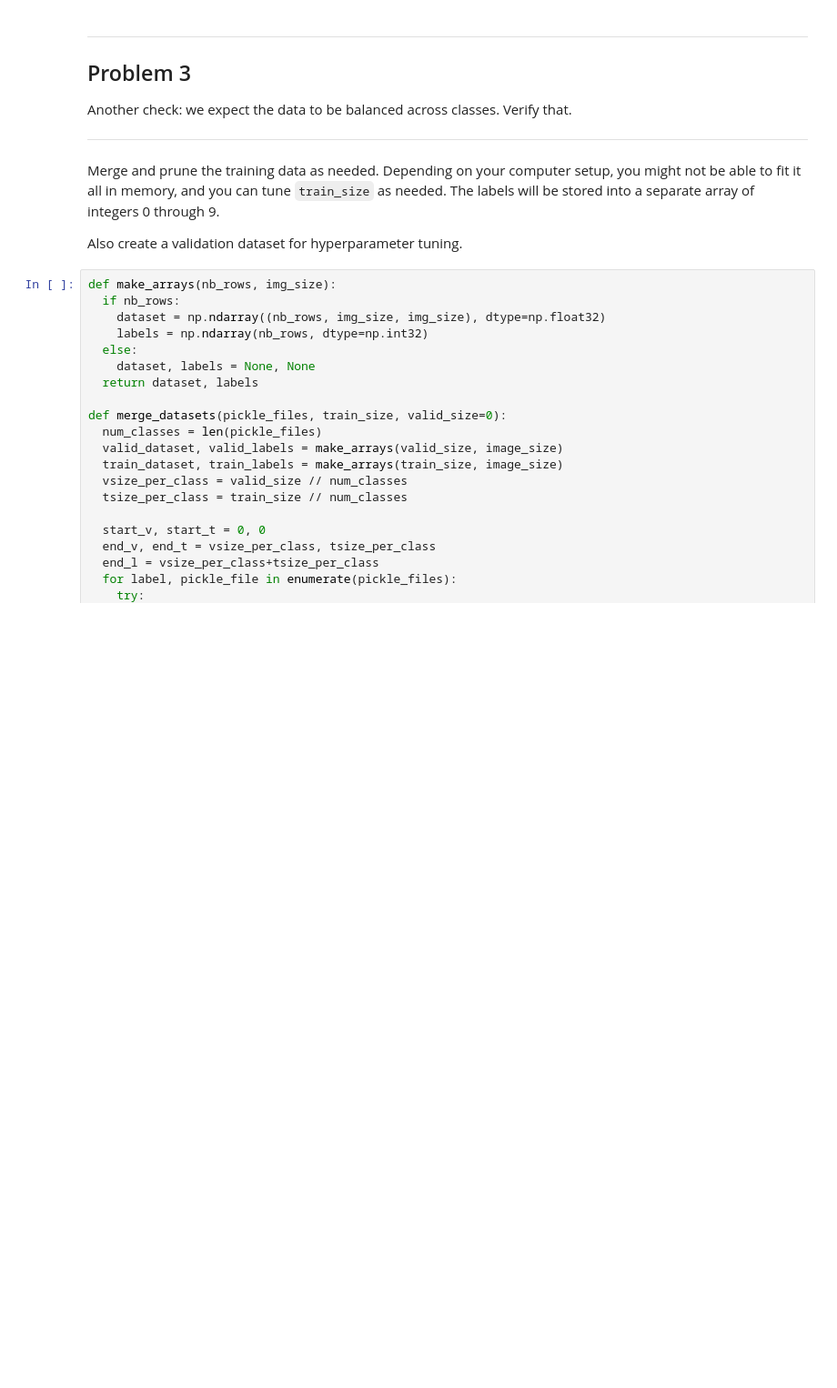
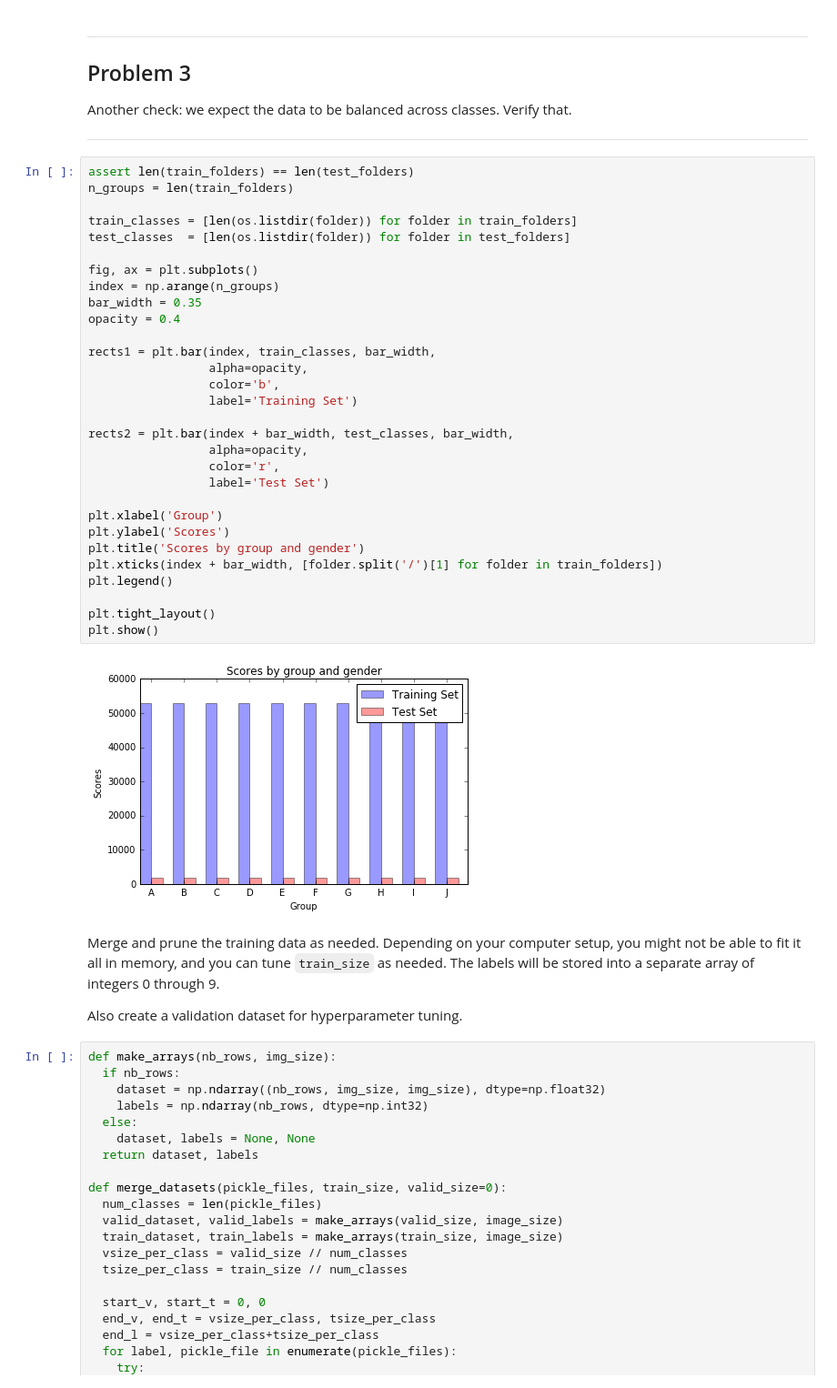
Before and after one commit to allanbreyes/deep-learning, a Jupyter notebook: 1_notmnist.ipynb, the cells around one changed output. Shown at 91% size. Saved outputs shown, nothing was run; the diff lists cells and outputs as text; blank space fills up the shorter version.

```diff
--- a/1_notmnist.ipynb
+++ b/1_notmnist.ipynb
@@ -203,6 +272,38 @@ Problem 3
 Another check: we expect the data to be balanced across classes. Verify that.
 
 ---
+# %%
+assert len(train_folders) == len(test_folders)
+n_groups = len(train_folders)
+
+train_classes = [len(os.listdir(folder)) for folder in train_folders]
+test_classes  = [len(os.listdir(folder)) for folder in test_folders]
+
+fig, ax = plt.subplots()
+index = np.arange(n_groups)
+bar_width = 0.35
+opacity = 0.4
+
+rects1 = plt.bar(index, train_classes, bar_width,
+                 alpha=opacity,
+                 color='b',
+                 label='Training Set')
+
+rects2 = plt.bar(index + bar_width, test_classes, bar_width,
+                 alpha=opacity,
+                 color='r',
+                 label='Test Set')
+
+plt.xlabel('Group')
+plt.ylabel('Scores')
+plt.title('Scores by group and gender')
+plt.xticks(index + bar_width, [folder.split('/')[1] for folder in train_folders])
+plt.legend()
+
+plt.tight_layout()
+plt.show()
+# %% [output]
+[figure, added]
 # %% [markdown]
 Merge and prune the training data as needed. Depending on your computer setup, you might not be able to fit it all in memory, and you can tune `train_size` as needed. The labels will be stored into a separate array of integers 0 through 9.
 
```
Also changed, not shown: parts of 8 cells of this notebook.
